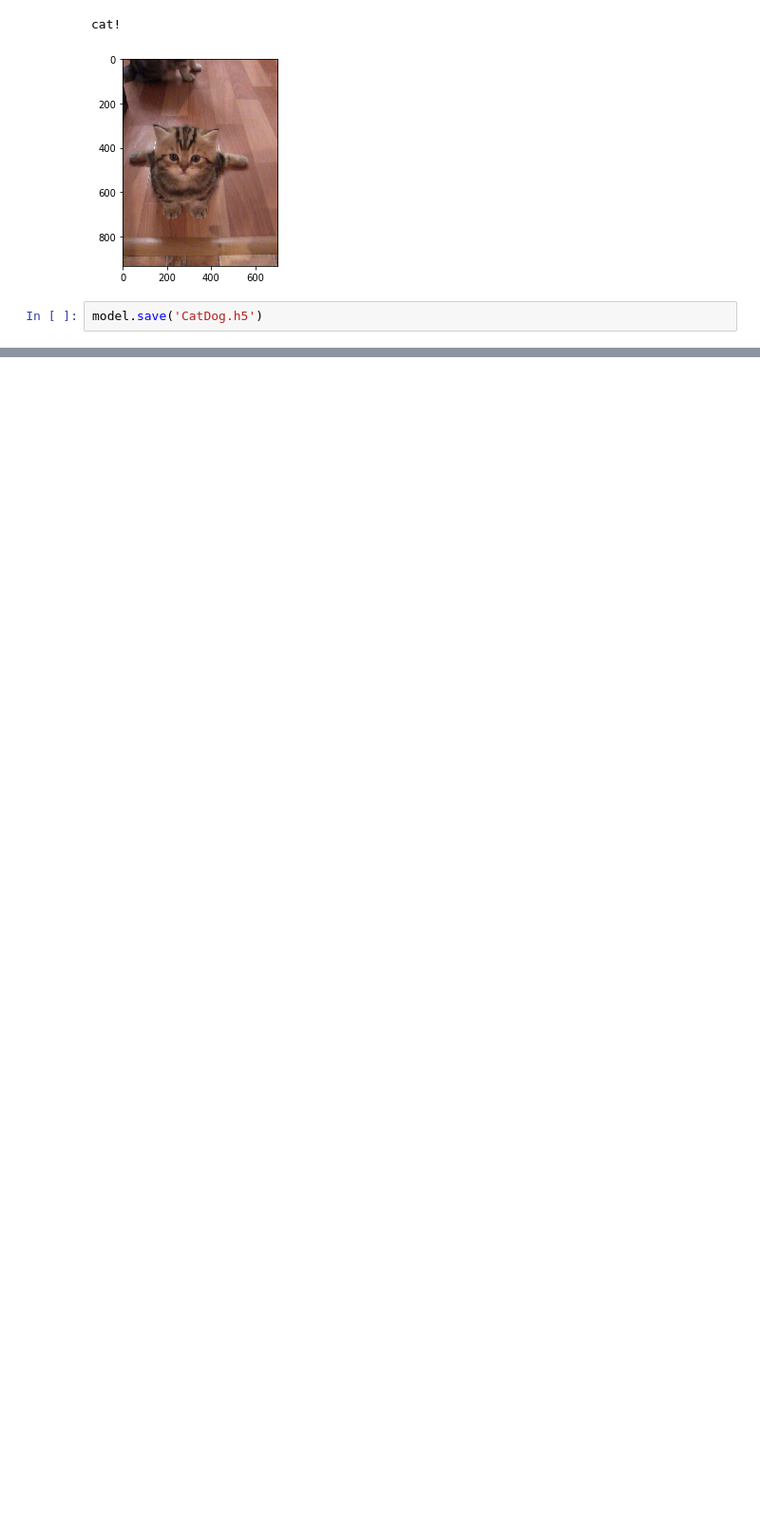
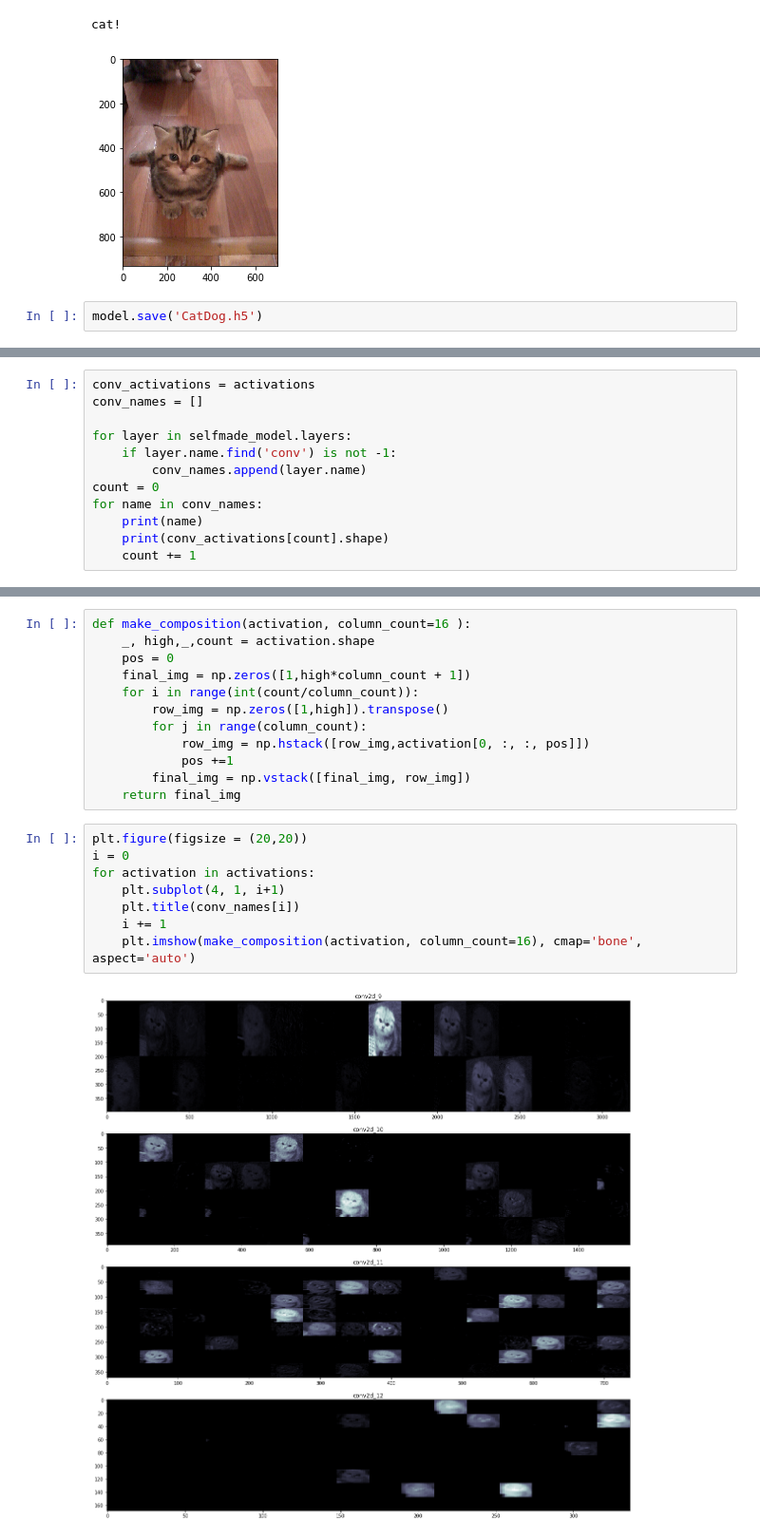
Before and after one commit to HacketOS/CatDog_telegram_bot, a Jupyter notebook: model_making.ipynb, the cells around one changed output, grey strips where cells are left out. Shown at 95% size. Cells and saved outputs as stored; diff of their text form; blank space fills up the shorter version.

```diff
--- a/model_making.ipynb
+++ b/model_making.ipynb
@@ -231,0 +292,12 @@ model.save('CatDog.h5')
+# %%
+conv_activations = activations
+conv_names = []
+
+for layer in selfmade_model.layers:
+    if layer.name.find('conv') is not -1:
+        conv_names.append(layer.name)
+count = 0
+for name in conv_names:
+    print(name)
+    print(conv_activations[count].shape)
+    count += 1
@@ -231,0 +313,22 @@ model.save('CatDog.h5')
+# %%
+def make_composition(activation, column_count=16 ):
+    _, high,_,count = activation.shape
+    pos = 0
+    final_img = np.zeros([1,high*column_count + 1])
+    for i in range(int(count/column_count)):
+        row_img = np.zeros([1,high]).transpose()
+        for j in range(column_count):
+            row_img = np.hstack([row_img,activation[0, :, :, pos]])
+            pos +=1
+        final_img = np.vstack([final_img, row_img])
+    return final_img
+# %%
+plt.figure(figsize = (20,20))
+i = 0
+for activation in activations:
+    plt.subplot(4, 1, i+1)
+    plt.title(conv_names[i])
+    i += 1
+    plt.imshow(make_composition(activation, column_count=16), cmap='bone', aspect='auto')
+# %% [output]
+[figure, added]
```
Also changed, not shown: parts of 9 cells of this notebook.
